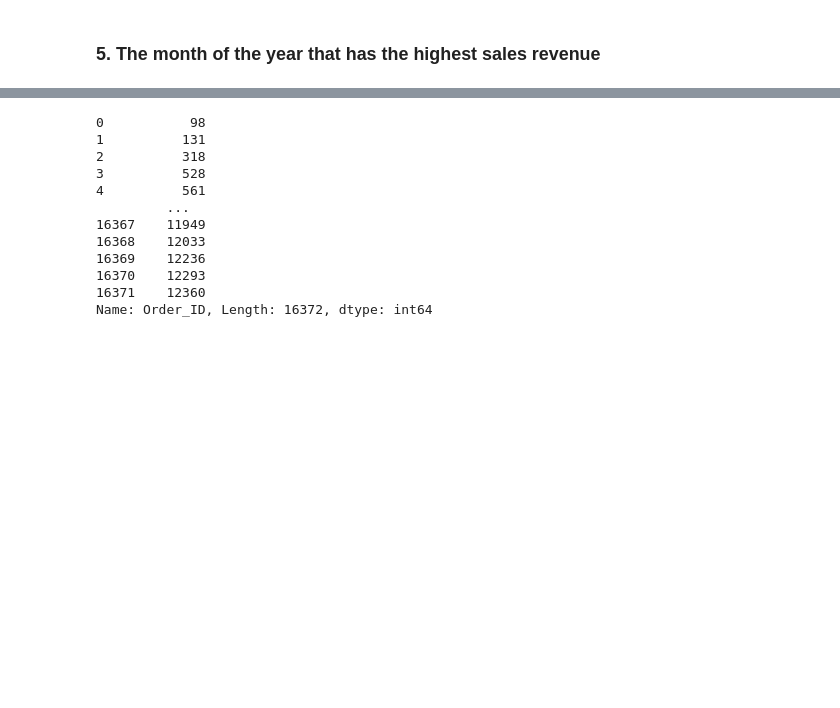
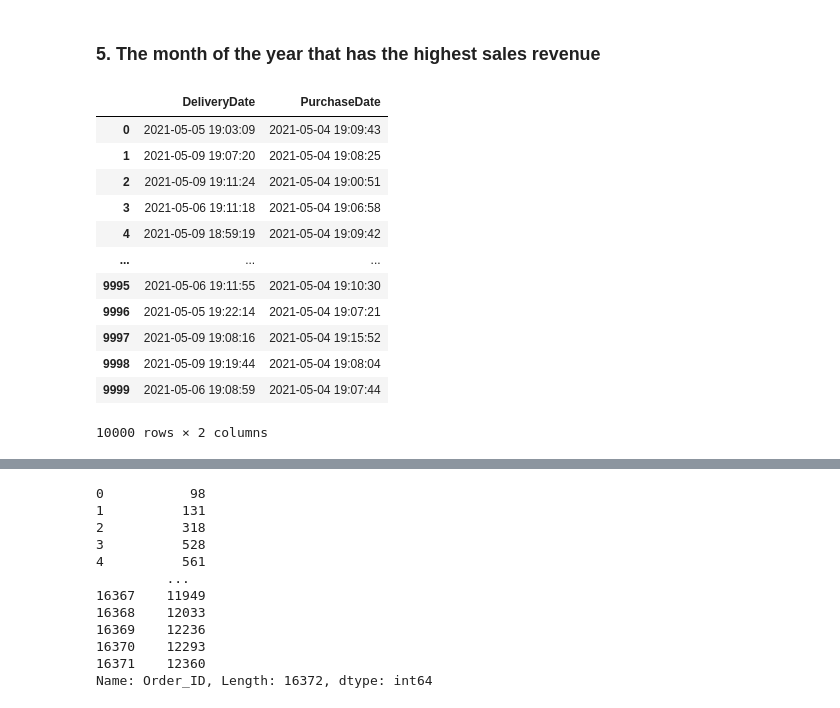
Before and after one commit to jhancuch/onmart, a Jupyter notebook: forecast/Forecasts.ipynb, the cells around one changed output, grey strips where cells are left out. Cells and saved outputs as stored; diff of their text form; code cells hidden in the pictures; blank space fills up the shorter version.

```diff
--- a/forecast/Forecasts.ipynb
+++ b/forecast/Forecasts.ipynb
@@ -388,0 +389,16 @@ df['month'] = df['Order_Date'].dt.month
+# %%
+purchases[['DeliveryDate', 'PurchaseDate']]
+# %% [output]
+|  | DeliveryDate | PurchaseDate |
+| 0 | 2021-05-05 19:03:09 | 2021-05-04 19:09:43 |
+| 1 | 2021-05-09 19:07:20 | 2021-05-04 19:08:25 |
+| 2 | 2021-05-09 19:11:24 | 2021-05-04 19:00:51 |
+| 3 | 2021-05-06 19:11:18 | 2021-05-04 19:06:58 |
+| 4 | 2021-05-09 18:59:19 | 2021-05-04 19:09:42 |
+| ... | ... | ... |
+| 9995 | 2021-05-06 19:11:55 | 2021-05-04 19:10:30 |
+| 9996 | 2021-05-05 19:22:14 | 2021-05-04 19:07:21 |
+| 9997 | 2021-05-09 19:08:16 | 2021-05-04 19:15:52 |
+| 9998 | 2021-05-09 19:19:44 | 2021-05-04 19:08:04 |
+| 9999 | 2021-05-06 19:08:59 | 2021-05-04 19:07:44 |
+10000 rows × 2 columns
```
Also changed, not shown: parts of 10 cells of this notebook.
